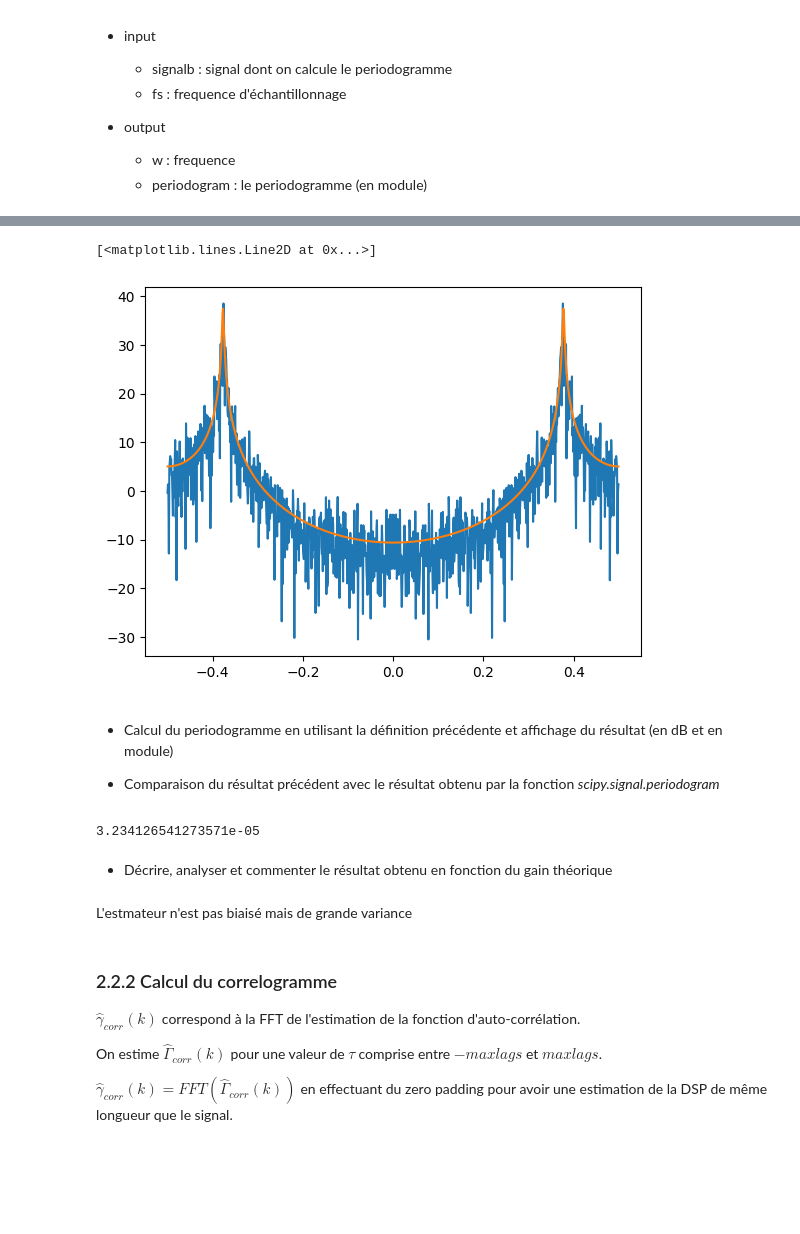
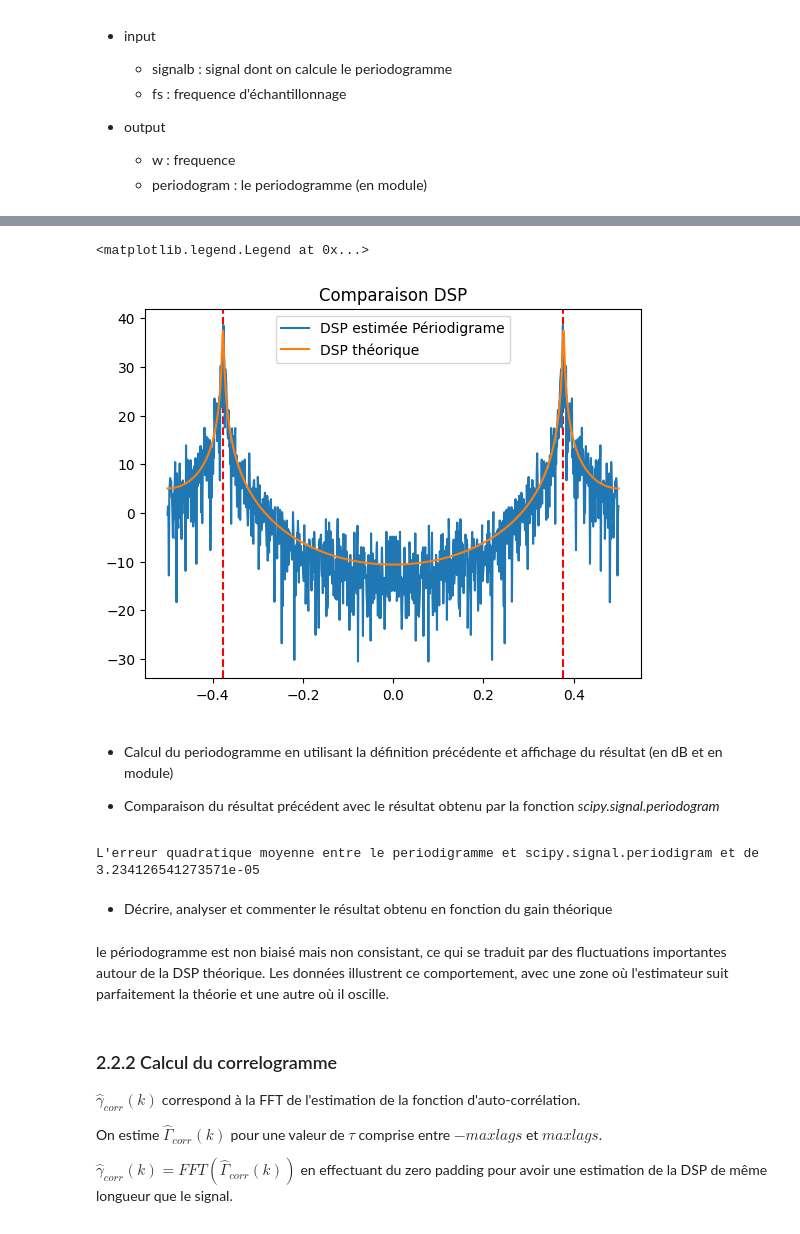
Before and after one commit to m23ayou2/UE_G, a Jupyter notebook: TP2_eleves_20260128.ipynb, the cells around one changed output, grey strips where cells are left out. Drawn from its saved outputs; the diff is of its cells as text; code cells hidden in the pictures; blank space fills up the shorter version.

```diff
--- a/TP2_eleves_20260128.ipynb
+++ b/TP2_eleves_20260128.ipynb
@@ -232,23 +228,32 @@ plt.plot(f, 10*np.log10(Pxx_den))
 # %%
-plt.plot(f, 10*np.log10(Pxx_den))
-plt.plot(f, 10*np.log10(np.abs(np.fft.fftshift(h))**2*ecarttype**2))
+f, Pxx_den = Periodogram(signalb, fs)
+
+peak_value_1, peak_value_2 = f[np.argpartition(Pxx_den, -2)[-2:]]
+
+plt.axvline(x=peak_value_1, color='r', linestyle='--', linewidth=1.5)
+plt.axvline(x=peak_value_2, color='r', linestyle='--', linewidth=1.5)
+
+plt.plot(f, 10*np.log10(Pxx_den), label="DSP estimée Périodigrame")
+plt.plot(f, 10*np.log10(np.abs(np.fft.fftshift(h))**2*ecarttype**2), label="DSP théorique")
+plt.title("Comparaison DSP")
+
+plt.legend()
 # %% [output]
-[<matplotlib.lines.Line2D at 0x...>]
+<matplotlib.legend.Legend at 0x...>
-[figure, old version]
+[figure, new version]
 # %% [markdown]
 - Calcul du periodogramme en utilisant la définition précédente et affichage du résultat (en dB et en module)
 
 - Comparaison du résultat précédent avec le résultat obtenu par la fonction *scipy.signal.periodogram*
 # %%
 dsp_ = np.fft.fftshift(scipy.signal.periodogram(signalb, fs, return_onesided=False)[1])
+print(f"L'erreur quadratique moyenne entre le periodigramme et scipy.signal.periodigram et de {np.mean((Pxx_den - dsp_)**2)}")
+# %% [output]
+L'erreur quadratique moyenne entre le periodigramme et scipy.signal.periodigram et de 3.234126541273571e-05
-# %%
-print(np.mean((Pxx_den - dsp_)**2))
-# %% [output]
-3.234126541273571e-05
 # %% [markdown]
 - Décrire, analyser et commenter le résultat obtenu en fonction du gain théorique
 # %% [markdown]
-L'estmateur n'est pas biaisé mais de grande variance
+le périodogramme est non biaisé mais non consistant, ce qui se traduit par des fluctuations importantes autour de la DSP théorique. Les données illustrent ce comportement, avec une zone où l'estimateur suit parfaitement la théorie et une autre où il oscille.
 # %% [markdown]
 ### 2.2.2 Calcul du correlogramme
 
```
Also changed, not shown: parts of 24 cells of this notebook.
